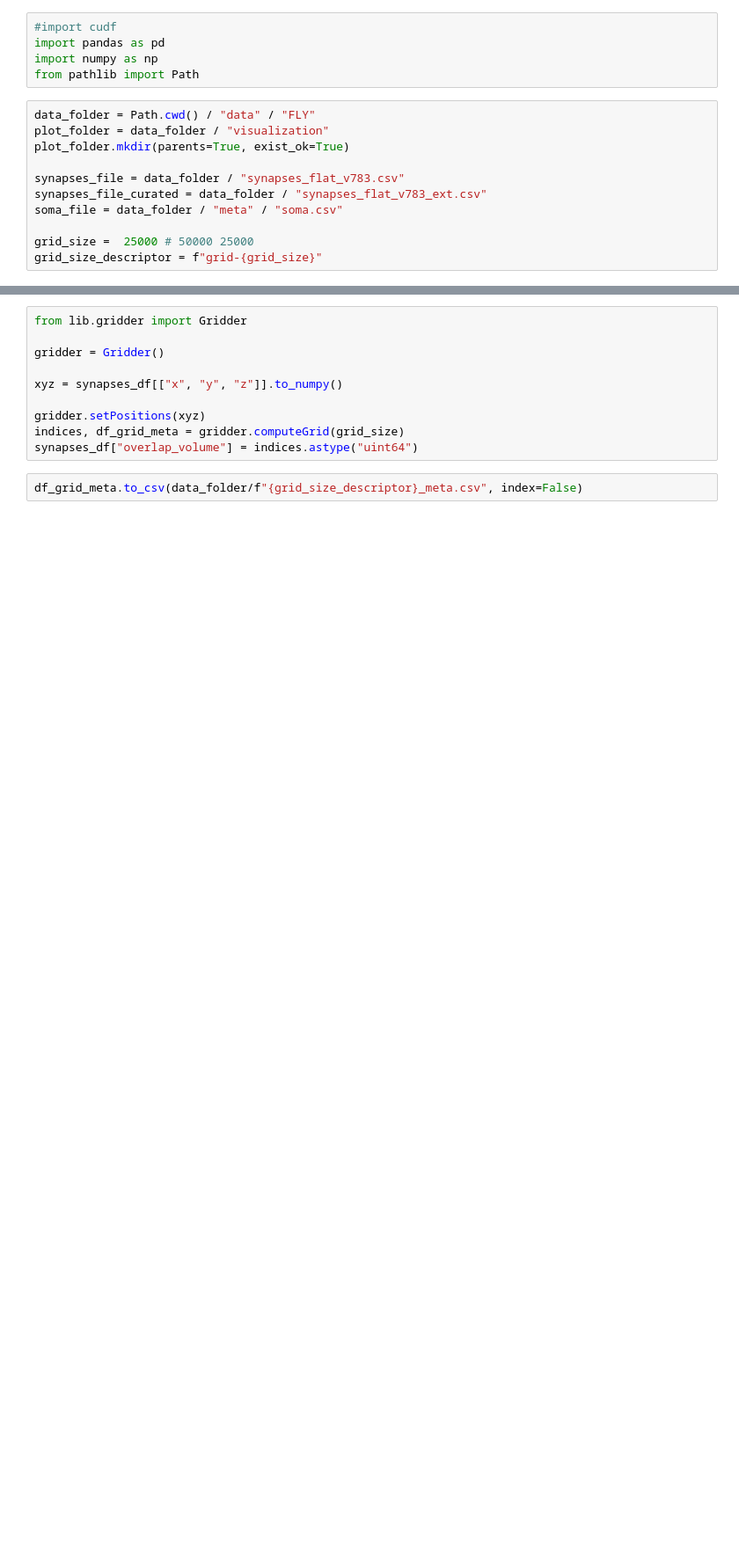
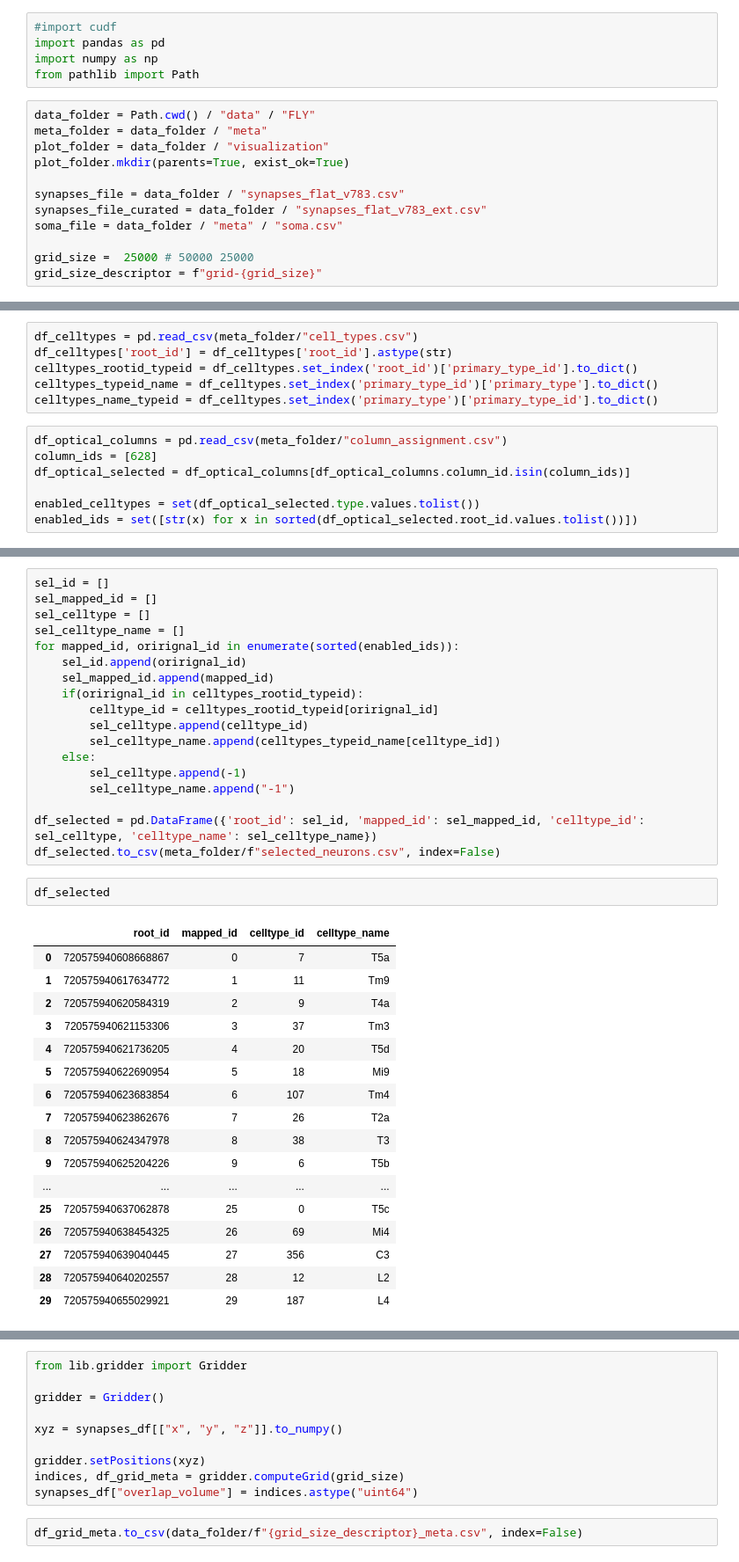
Before and after one commit to philippHarth/hackathon-mainz, a Jupyter notebook: FLY_synapse_preparation.ipynb, the cells around one changed output, grey strips where cells are left out. Shown: that part at 88% size. Drawn from its saved outputs; the diff is of its cells as text; blank space fills up the shorter version.

```diff
--- a/FLY_synapse_preparation.ipynb
+++ b/FLY_synapse_preparation.ipynb
@@ -5,6 +5,7 @@ import numpy as np
 from pathlib import Path
 # %%
 data_folder = Path.cwd() / "data" / "FLY"
+meta_folder = data_folder / "meta"
 plot_folder = data_folder / "visualization"
 plot_folder.mkdir(parents=True, exist_ok=True)
 
@@ -30,0 +18,13 @@ def curate_annotate_synapses(filename_in, filename_out):
+# %%
+df_celltypes = pd.read_csv(meta_folder/"cell_types.csv")
+df_celltypes['root_id'] = df_celltypes['root_id'].astype(str)
+celltypes_rootid_typeid = df_celltypes.set_index('root_id')['primary_type_id'].to_dict()
+celltypes_typeid_name = df_celltypes.set_index('primary_type_id')['primary_type'].to_dict()
+celltypes_name_typeid = df_celltypes.set_index('primary_type')['primary_type_id'].to_dict()
+# %%
+df_optical_columns = pd.read_csv(meta_folder/"column_assignment.csv")
+column_ids = [628]
+df_optical_selected = df_optical_columns[df_optical_columns.column_id.isin(column_ids)]
+
+enabled_celltypes = set(df_optical_selected.type.values.tolist())
+enabled_ids = set([str(x) for x in sorted(df_optical_selected.root_id.values.tolist())])
@@ -30,0 +33,38 @@ def curate_annotate_synapses(filename_in, filename_out):
+# %%
+sel_id = []
+sel_mapped_id = []
+sel_celltype = []
+sel_celltype_name = []
+for mapped_id, orirignal_id in enumerate(sorted(enabled_ids)):
+    sel_id.append(orirignal_id)
+    sel_mapped_id.append(mapped_id)
+    if(orirignal_id in celltypes_rootid_typeid):
+        celltype_id = celltypes_rootid_typeid[orirignal_id]
+        sel_celltype.append(celltype_id)
+        sel_celltype_name.append(celltypes_typeid_name[celltype_id])
+    else:
+        sel_celltype.append(-1)
+        sel_celltype_name.append("-1")
+
+df_selected = pd.DataFrame({'root_id': sel_id, 'mapped_id': sel_mapped_id, 'celltype_id': sel_celltype, 'celltype_name': sel_celltype_name})
+df_selected.to_csv(meta_folder/f"selected_neurons.csv", index=False)
+# %%
+df_selected
+# %% [output]
+|  | root_id | mapped_id | celltype_id | celltype_name |
+| 0 | 720575940608668867 | 0 | 7 | T5a |
+| 1 | 720575940617634772 | 1 | 11 | Tm9 |
+| 2 | 720575940620584319 | 2 | 9 | T4a |
+| 3 | 720575940621153306 | 3 | 37 | Tm3 |
+| 4 | 720575940621736205 | 4 | 20 | T5d |
+| 5 | 720575940622690954 | 5 | 18 | Mi9 |
+| 6 | 720575940623683854 | 6 | 107 | Tm4 |
+| 7 | 720575940623862676 | 7 | 26 | T2a |
+| 8 | 720575940624347978 | 8 | 38 | T3 |
+| 9 | 720575940625204226 | 9 | 6 | T5b |
+| ... | ... | ... | ... | ... |
+| 25 | 720575940637062878 | 25 | 0 | T5c |
+| 26 | 720575940638454325 | 26 | 69 | Mi4 |
+| 27 | 720575940639040445 | 27 | 356 | C3 |
+| 28 | 720575940640202557 | 28 | 12 | L2 |
+| 29 | 720575940655029921 | 29 | 187 | L4 |
```
Also changed, not shown: parts of 19 cells of this notebook, 1 other file.
